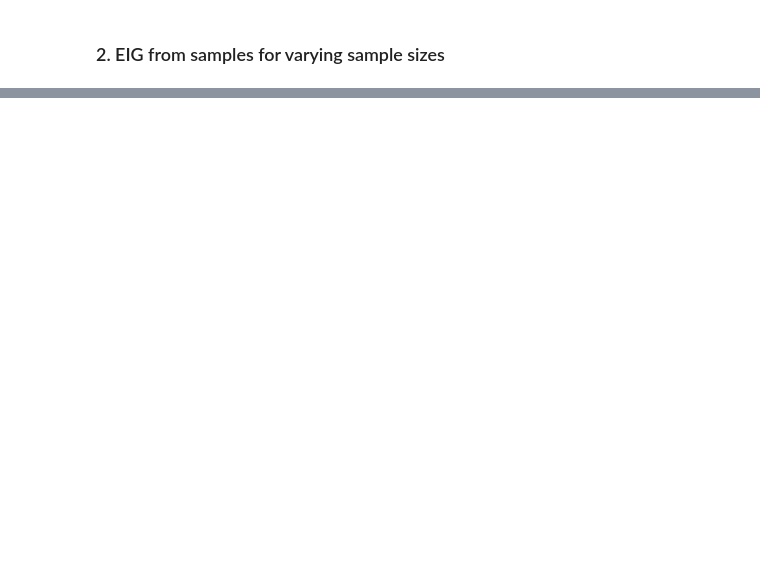
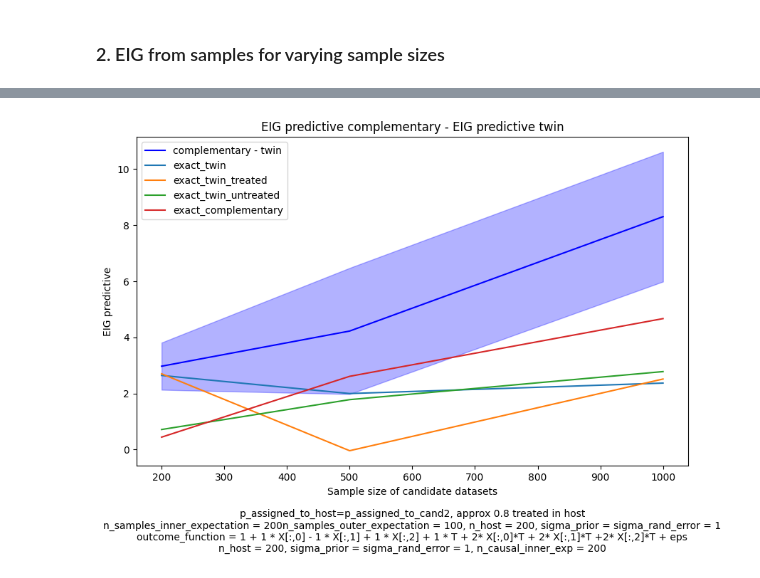
Before and after one commit to LucileTerminassian/causal_prospective_merge, a Jupyter notebook: notebooks/linear_synthetic.ipynb, the cells around one changed output, grey strips where cells are left out. Drawn from its saved outputs; the diff is of its cells as text; code cells hidden in the pictures; blank space fills up the shorter version.

```diff
--- a/notebooks/linear_synthetic.ipynb
+++ b/notebooks/linear_synthetic.ipynb
@@ -309,23 +296,14 @@ text_l4 = (
 # %%
-# path_obs_closed_form = ""
+# path_obs_samples = '/Users/lucile/causal_info_gain/plots/eig_obs_samples'
+path_caus_samples = 0
 
-# plot_array(
-#     x=n_both_candidates_list,  # sample sizes
-#     arr=EIG_obs_samples_across_seeds,
-#     axis_names=["Sample size of candidate datasets", "EIG predictive"],
-#     dict_additional_plots=dict_additional_plots_obs_closed_from,
-#     text=text_l1 + "\n" + text_l2 + "\n" + text_l3,
-#     title="EIG predictive complementary - EIG predictive twin",
-# )
-
-# # path_obs_samples = '/Users/lucile/causal_info_gain/plots/eig_obs_samples'
-# path_caus_samples = 0
-
-# plot_array(
-#     x = n_both_candidates_list,
-#     arr = EIG_caus_samples_across_seeds,
-#     axis_names=["Sample size of candidate datasets", "EIG predictive"],
-#     dict_additional_plots=dict_additional_plots_obs_from_samples,
-#     text=text_l1 + "\n" + text_l2 + "\n" + text_l3 + "\n" + text_l4,
-#     title="EIG predictive complementary - EIG predictive twin"
-# )
+plot_array(
+    x = n_both_candidates_list,
+    arr = EIG_caus_samples_across_seeds,
+    axis_names=["Sample size of candidate datasets", "EIG predictive"],
+    dict_additional_plots=dict_additional_plots_obs_from_samples,
+    text=text_l1 + "\n" + text_l2 + "\n" + text_l3 + "\n" + text_l4,
+    title="EIG predictive complementary - EIG predictive twin"
+)
+# %% [output]
+[figure, added]
```
Also changed, not shown: parts of 16 cells of this notebook, 3 other files.
